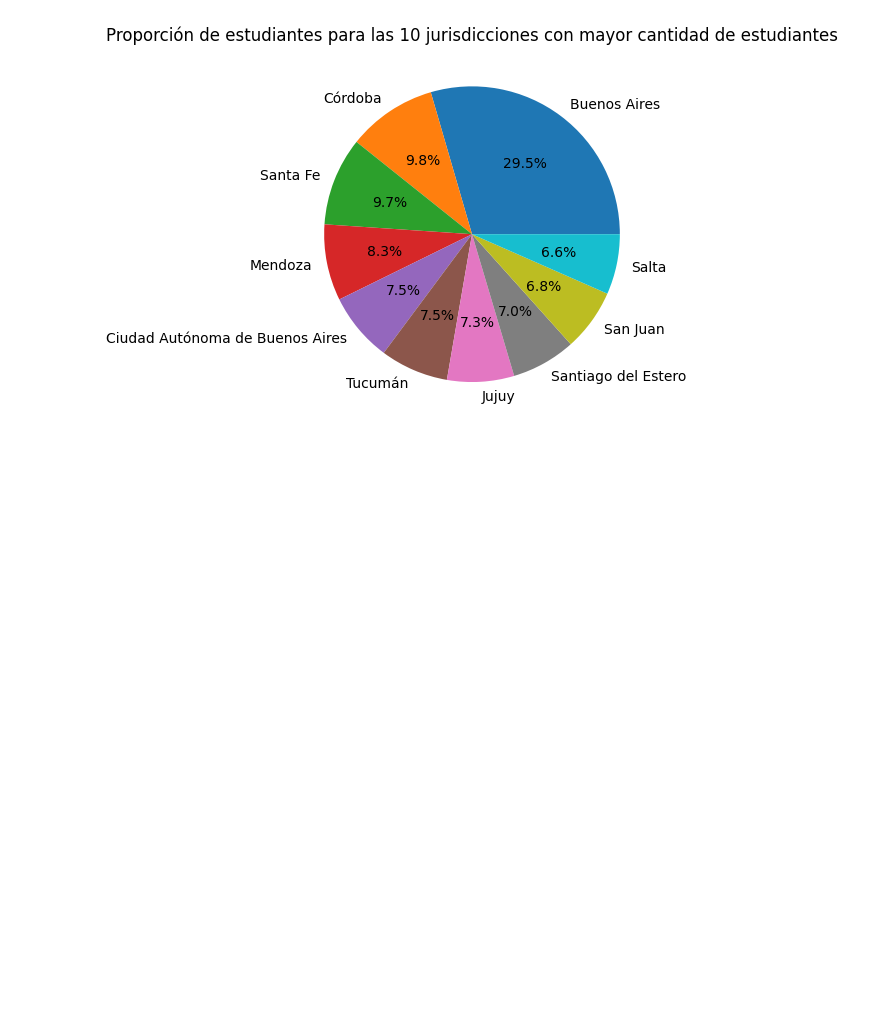
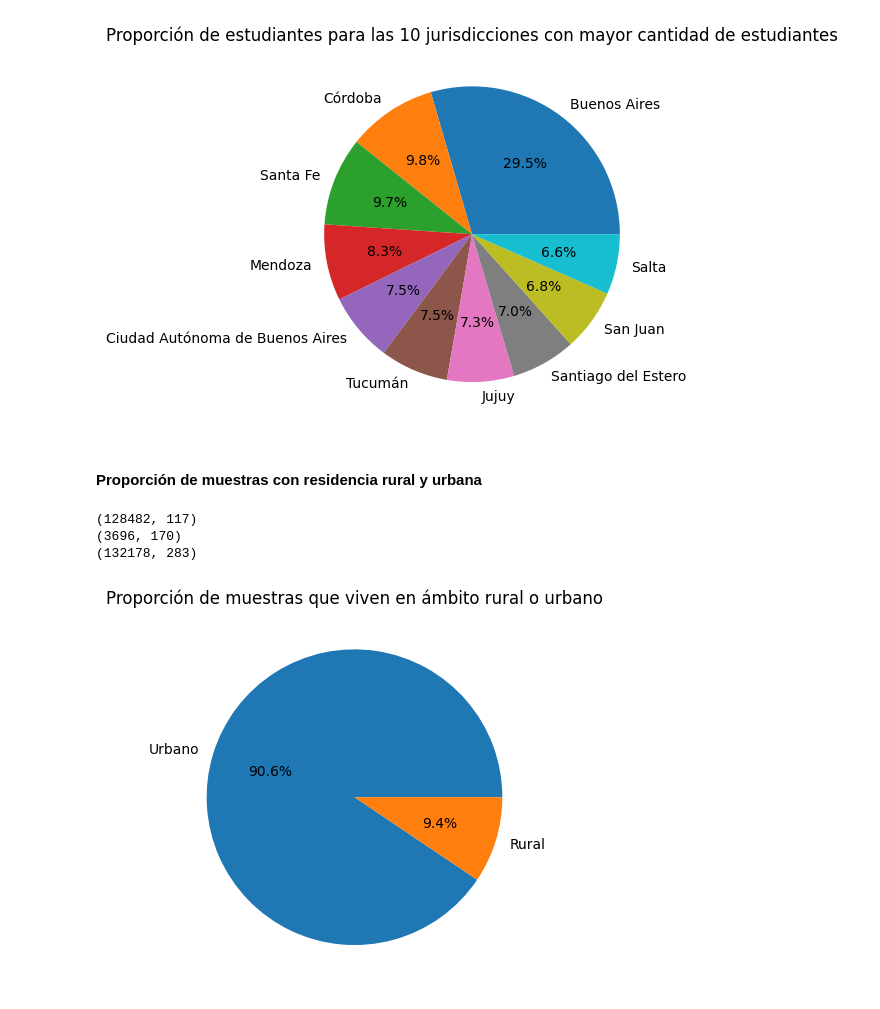
Before and after one commit to alerodriguez01/tp1-cs-datos, a Jupyter notebook: tp1-cs-datos.ipynb, the cells around one changed output. Drawn from its saved outputs; the diff is of its cells as text; code cells hidden in the pictures; blank space fills up the shorter version.

```diff
--- a/tp1-cs-datos.ipynb
+++ b/tp1-cs-datos.ipynb
@@ -195,3 +175,31 @@ fig.show()
 9     5034
 Name: idalumno, dtype: int64
 [figure]
+# %% [markdown]
+#### Proporción de muestras con residencia rural y urbana
+# %%
+# df_estudiantes['ambito'].unique()
+
+# Graficar proporcion de los estudiantes que viven en ambito rural o urbano
+
+df_unido = pd.concat([df_estudiantes, df_directores])
+
+"""
+print(df_estudiantes.shape)
+print(df_directores.shape)
+print(df_unido.shape)
+"""
+
+fig, ax = plt.subplots()
+
+labels = ["Urbano", "Rural"]
+ax.pie(df_unido['ambito'].value_counts(), labels=labels, autopct='%1.1f%%')
+
+ax.set_title("Proporción de muestras que viven en ámbito rural o urbano")
+
+fig.show()
+# %% [output]
+(128482, 117)
+(3696, 170)
+(132178, 283)
+[figure, added]
```
Also changed, not shown: parts of 2 cells of this notebook.
